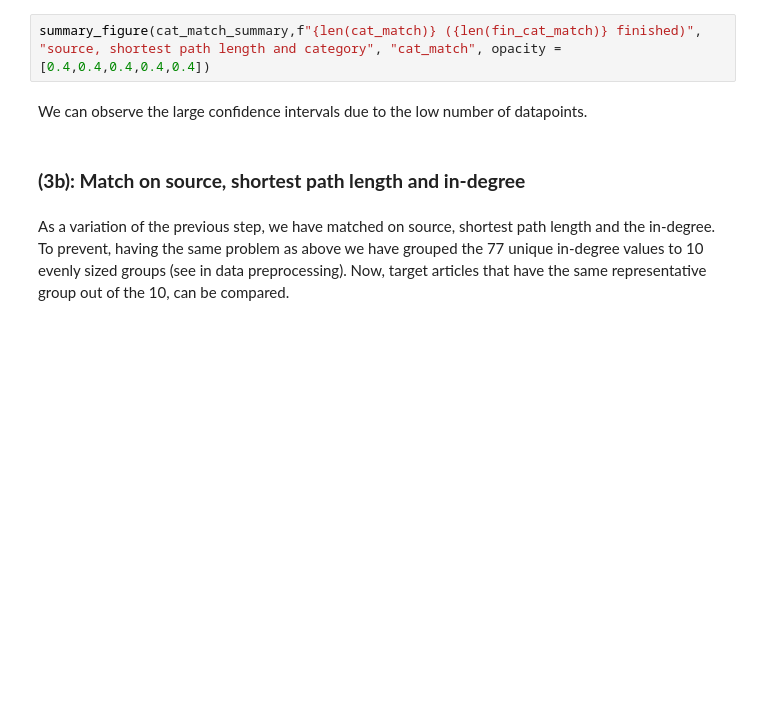
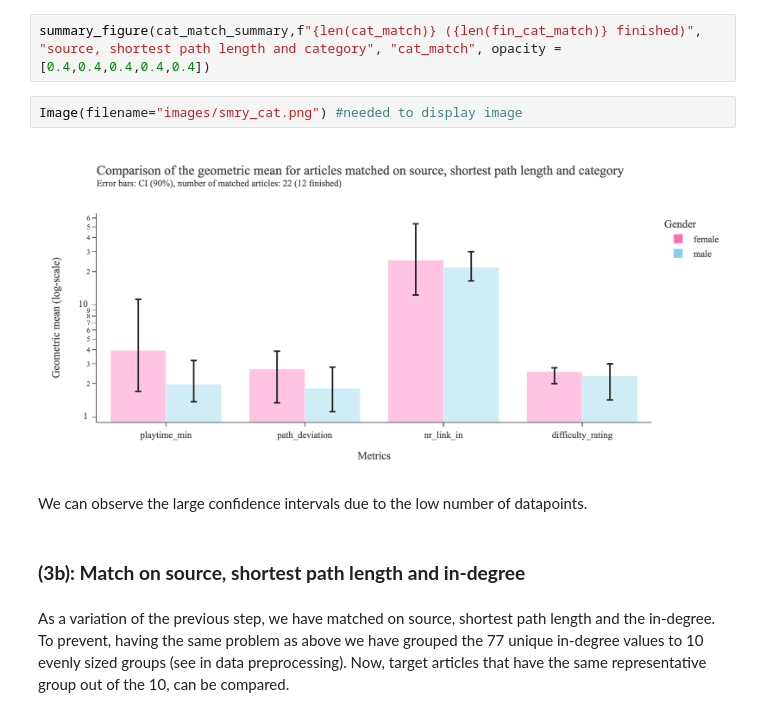
Before and after one commit to epfl-ada/ada-2022-project-metadata, a Jupyter notebook: project.ipynb, the cells around one changed output. Saved outputs shown, nothing was run; the diff lists cells and outputs as text; blank space fills up the shorter version.

```diff
--- a/project.ipynb
+++ b/project.ipynb
@@ -1232,5 +1245,9 @@ cat_match_summary
 # %%
 summary_figure(cat_match_summary,f"{len(cat_match)} ({len(fin_cat_match)} finished)", "source, shortest path length and category", "cat_match", opacity = [0.4,0.4,0.4,0.4,0.4])
+# %%
+Image(filename="images/smry_cat.png") #needed to display image
+# %% [output]
+[figure, added]
 # %% [markdown]
 We can observe the large confidence intervals due to the low number of datapoints.
 # %% [markdown]
```
Also changed, not shown: parts of 41 cells of this notebook, 10 other files.
